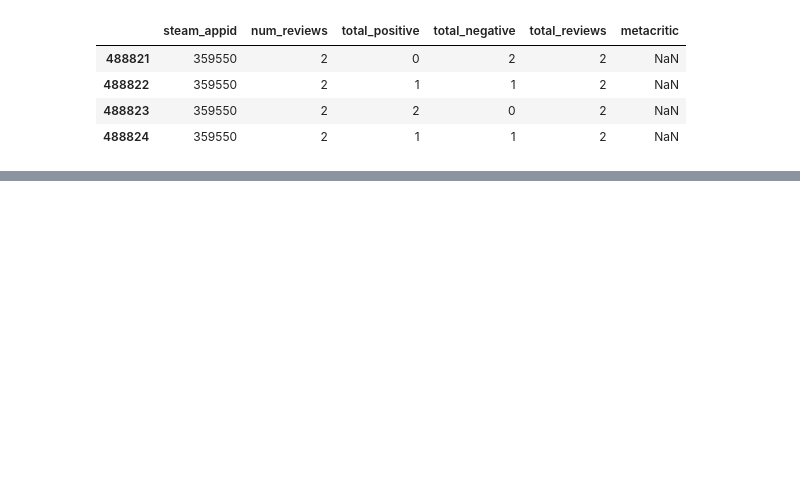
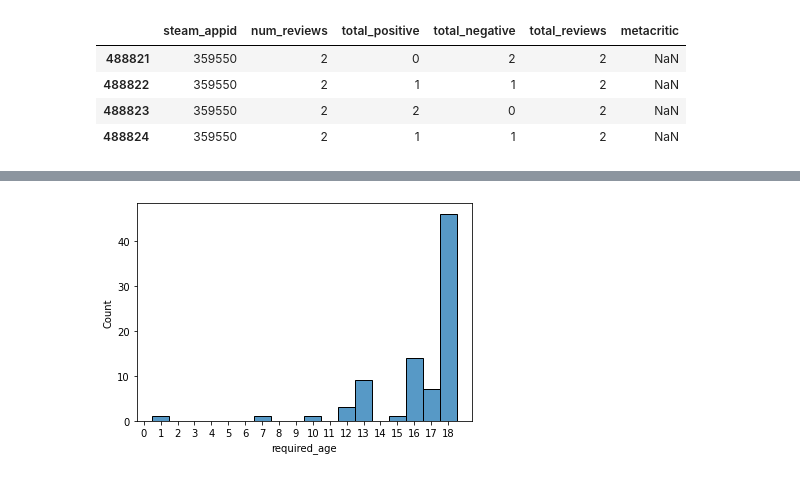
Before and after one commit to eceboran/steam_analytics, a Jupyter notebook: Code/Data Exploration/load_json_file_save_clean_csv.ipynb, the cells around one changed output, grey strips where cells are left out. Cells and saved outputs as stored; diff of their text form; code cells hidden in the pictures; blank space fills up the shorter version.

```diff
--- a/Code/Data Exploration/load_json_file_save_clean_csv.ipynb
+++ b/Code/Data Exploration/load_json_file_save_clean_csv.ipynb
@@ -14,7 +29,7 @@ data_dir = os.path.join(main_dir, 'Data', 'Source')
 # %%
 # Read the Json file
 file_name = 'database.json'
-file_path = os.path.join(data_dir, file_name)
+file_path = os.path.join(data_source_dir, file_name)
 df_loaded = pd.read_json(file_path)
 df_loaded = df_loaded.T
 # %%
@@ -62,2 +87,0 @@ array(['game'], dtype=object)
-# %%
-df_loaded['type'] = df_loaded['type'].astype(str)
@@ -141,5 +172,9 @@ df_rep[['steam_appid', 'num_reviews', 'total_positive', 'total_negative', 'total
 | 488824 | 359550 | 2 | 1 | 1 | 2 | NaN |
 # %%
 # Choose one row and drop the others from the original dataframe
-no_index_tokeep = df_rep.index[np.where(np.logical_and(df_rep.total_positive.values==1, df_rep.total_negative.values==1))[0][0]]
+# The first row with 1 positive and 1 negative review
+no_index_tokeep = df_rep.index[np.where(np.logical_and(df_rep.total_positive.values==1,
+                                                       df_rep.total_negative.values==1))[0][0]]
 no_index_tokeep = int(no_index_tokeep)
+no_index_toremove = set(df_rep.index).difference({no_index_tokeep})
+df_loaded.drop(labels=no_index_toremove, axis=0, inplace=True)
@@ -157,0 +237,7 @@ df_loaded.drop(labels=no_index_toremove, axis=0, inplace=True)
+# %%
+# required age
+column_name = "required_age"
+print(df_loaded[column_name].nunique())
+print(type(df_loaded.iloc[0][column_name]))
+print(df_loaded[column_name].value_counts())
+df_loaded[column_name] = df_loaded[column_name].astype('uint8')  # convert to uint8
@@ -157,0 +258,9 @@ df_loaded.drop(labels=no_index_toremove, axis=0, inplace=True)
+# %%
+# Histogram of required ages>0
+column_name = "required_age"
+g = sns.histplot(data=df_loaded[df_loaded[column_name]>0], x=column_name, discrete=True, binwidth=1)
+g.set_xticks(range(19))
+plt.show()
+# Some values here may not be accurate
+# %% [output]
+[figure, added]
```
Also changed, not shown: parts of 76 cells of this notebook, 8 other files.
